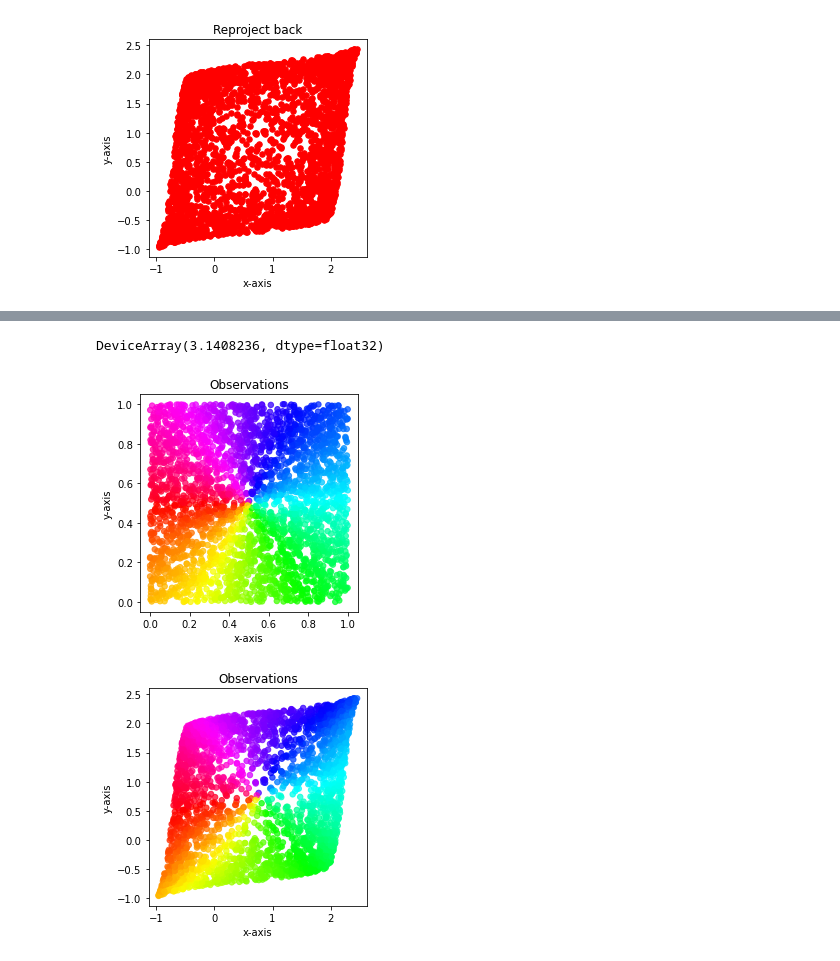
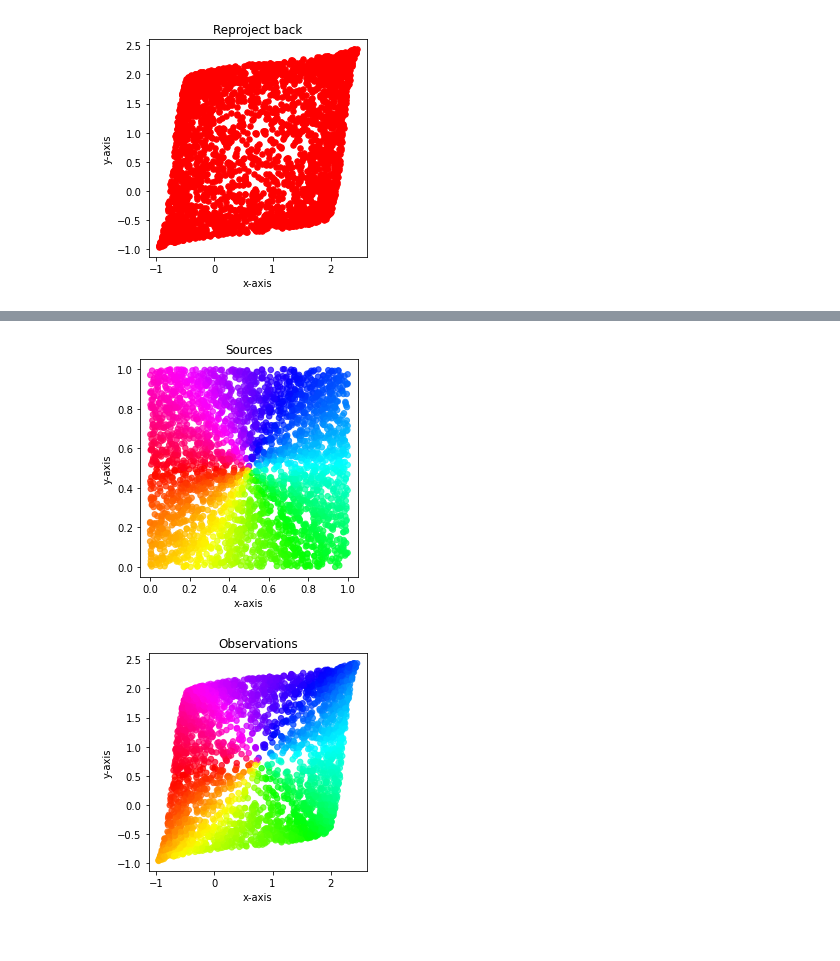
Before and after one commit to lgresele/independent-mechanism-analysis, a Jupyter notebook: 2_differentiable_darmois.ipynb, the cells around one changed output, grey strips where cells are left out. Drawn from its saved outputs; the diff is of its cells as text; code cells hidden in the pictures.

```diff
--- a/2_differentiable_darmois.ipynb
+++ b/2_differentiable_darmois.ipynb
@@ -35,8 +14,0 @@ from jax import numpy as np
-# %%
-from scipy import special
-import matplotlib.pyplot as plt
-x = np.linspace(-3, 3)
-plt.plot(x, special.erf(x))
-plt.xlabel('$x$')
-plt.ylabel('$erf(x)$')
-plt.show()
@@ -48,4 +14,0 @@ WARNING:absl:No GPU/TPU found, falling back to CPU. (Set TF_CPP_MIN_LOG_LEVEL=0
-# %%
-from scipy import special
-y = np.linspace(-1.0, 1.0, num=10)
-special.erfinv(y)
@@ -56,6 +14,0 @@ array([       -inf, -0.8631231 , -0.54073143, -0.30457014, -0.09879012,
-# %%
-x = np.linspace(-0.999, 0.999)
-plt.plot(x, special.erfinv(x))
-plt.xlabel('$x$')
-plt.ylabel('$erf^{-1}(x)$')
-plt.show()
@@ -326,7 +208,15 @@ Also replicate the plot by Aapo!
 # %%
 S = S.T
 # %%
+# Plotting
+
+import cmocean
+
 def cart2pol(x, y):
     rho = np.sqrt(x**2 + y**2)
     phi = np.arctan2(y, x)
     return(rho, phi)
+
+_, phi = cart2pol( S[:, 0]-0.5, S[:,1]-0.5)
+
+colors = phi
@@ -335,4 +222,0 @@ rho, phi = cart2pol( S[:, 0]-0.5, S[:,1]-0.5)
-# %%
-np.max(phi)
-# %% [output]
-DeviceArray(3.1408236, dtype=float32)
@@ -342,15 +223,13 @@ colors = phi
 # %%
-# Apply mixing
-
-# Plot observations
+# Plot sources
 plt.scatter(S[:,0], S[:,1], c=colors, s=30, alpha=0.75, cmap='hsv')
 plt.xlabel('x-axis')
 plt.ylabel('y-axis')
-plt.title('Observations')
+plt.title('Sources')
 plt.gca().set_aspect('equal', adjustable='box')
 plt.show()
 # %% [output]
-[figure, old version]
+[figure, new version]
 # %%
 # Apply mixing
 X_0, X_1 = f_1(S[:, 0], S[:, 1])
```
Also changed, not shown: parts of 65 cells of this notebook.
